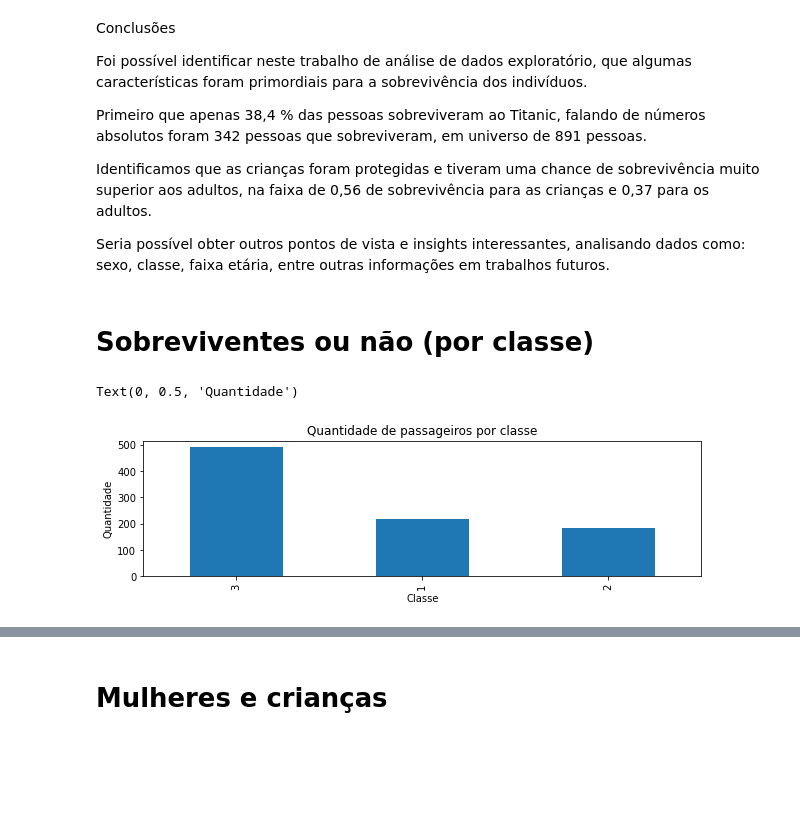
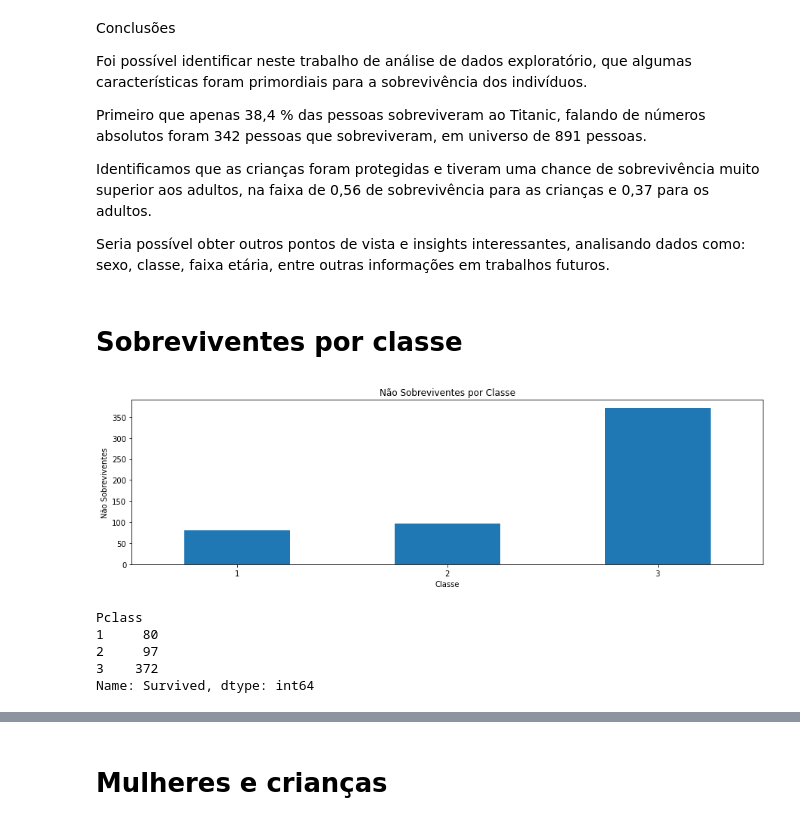
Before and after one commit to MarceloKlinger/df_titanic_analise, a Jupyter notebook: titanic_data.ipynb, the cells around one changed output, grey strips where cells are left out. Saved outputs shown, nothing was run; the diff lists cells and outputs as text; code cells hidden in the pictures; blank space fills up the shorter version.

Commit message:
Analise dados titanic finalizado 2.0

```diff
--- a/titanic_data.ipynb
+++ b/titanic_data.ipynb
@@ -107,11 +107,17 @@ Identificamos que as crianças foram protegidas e tiveram uma chance de sobreviv
 
 Seria possível obter outros pontos de vista e insights interessantes, analisando dados como: sexo, classe, faixa etária, entre outras informações em trabalhos futuros.
 # %% [markdown]
-# Sobreviventes ou não (por classe)
+# Sobreviventes por classe
-# %%
-titanic['Pclass'].value_counts().plot.bar(title='Quantidade de passageiros por classe', figsize=(10,2.5))
-plt.xlabel('Classe')
-plt.ylabel('Quantidade')
-# %% [output]
-Text(0, 0.5, 'Quantidade')
-[figure, removed]
+# %%
+sobreviventes_por_classe_df = titanic[titanic['Survived'] == 0].groupby('Pclass')
+sobreviventes_por_classe_df['Survived'].count().plot(kind='bar',title='Não Sobreviventes por Classe',rot=0 , figsize=(15,4)).set_xlabel('Classe')
+plt.ylabel('Não Sobreviventes')
+plt.show()
+display(sobreviventes_por_classe_df['Survived'].count())
+# %% [output]
+[figure, added]
+Pclass
+1     80
+2     97
+3    372
+Name: Survived, dtype: int64
```
Also changed, not shown: parts of 6 cells of this notebook.
